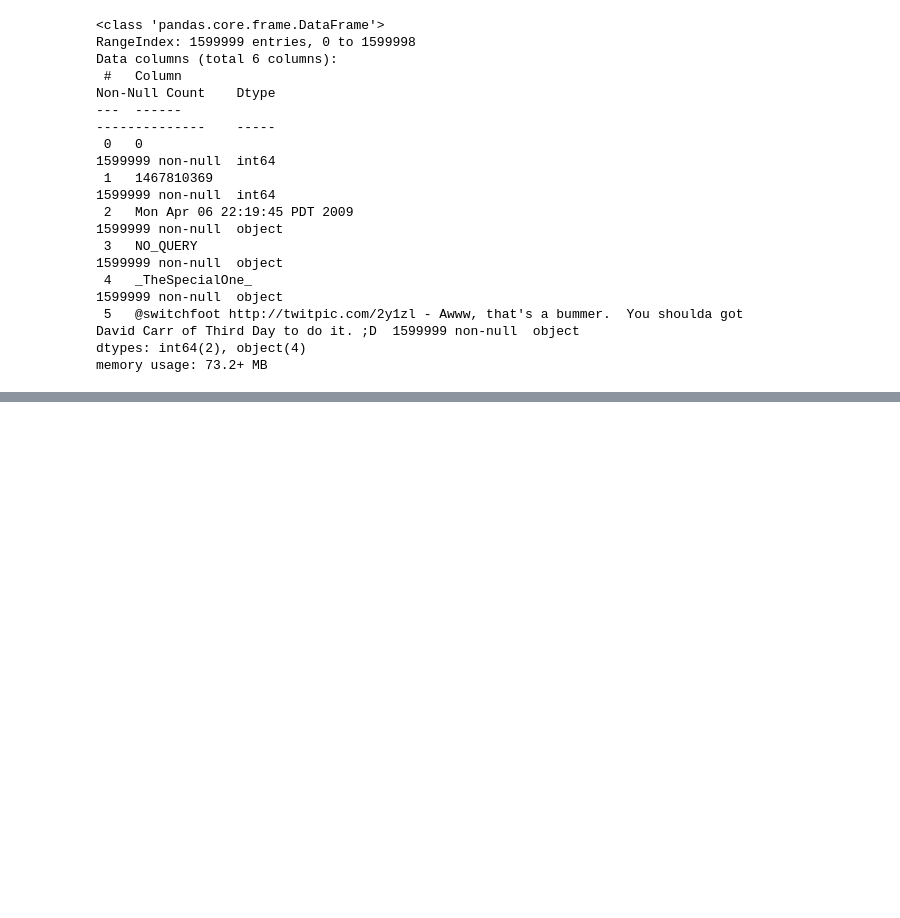
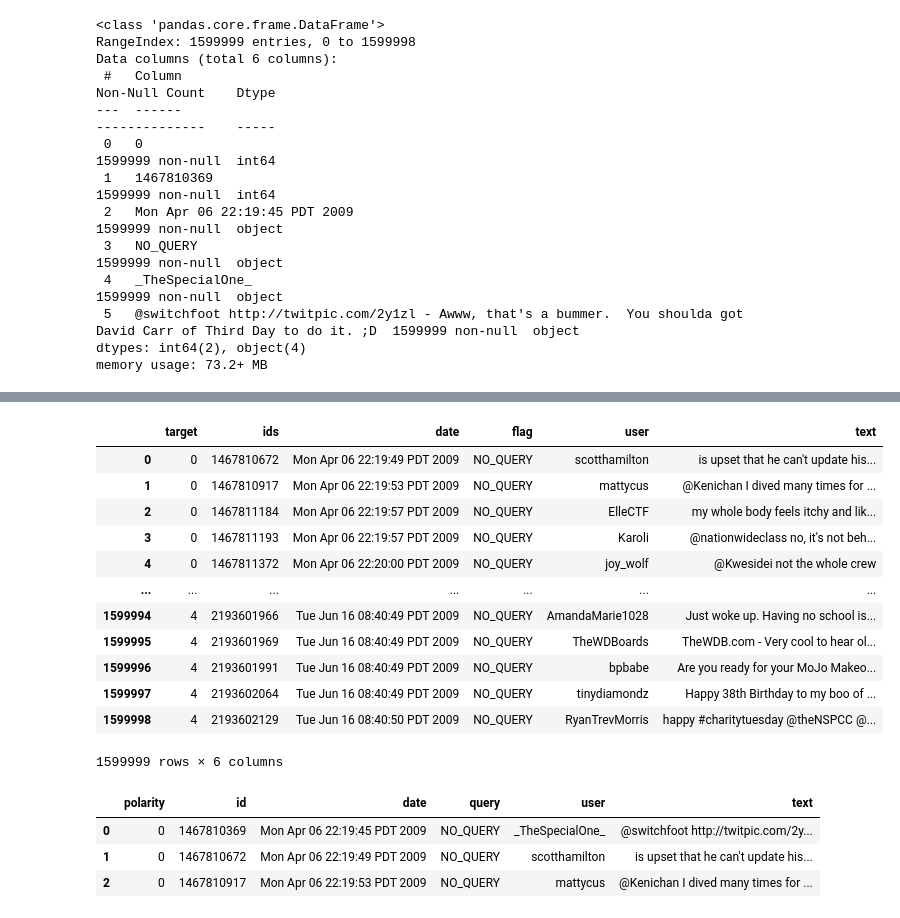
Before and after one commit to qreynas/sentiment_analysis, a Jupyter notebook: 01_Sentiment_Analysis_BCXP.ipynb, the cells around one changed output, grey strips where cells are left out. Drawn from its saved outputs; the diff is of its cells as text; code cells hidden in the pictures; blank space fills up the shorter version.

```diff
--- a/01_Sentiment_Analysis_BCXP.ipynb
+++ b/01_Sentiment_Analysis_BCXP.ipynb
@@ -45,0 +69,29 @@ memory usage: 73.2+ MB
+# %%
+df.columns = ['target', 'ids', 'date', 'flag', 'user', 'text']
+df
+# %% [output]
+|  | target | ids | date | flag | user | text |
+| 0 | 0 | 1467810672 | Mon Apr 06 22:19:49 PDT 2009 | NO_QUERY | scotthamilton | is upset that he can't update his... |
+| 1 | 0 | 1467810917 | Mon Apr 06 22:19:53 PDT 2009 | NO_QUERY | mattycus | @Kenichan I dived many times for ... |
+| 2 | 0 | 1467811184 | Mon Apr 06 22:19:57 PDT 2009 | NO_QUERY | ElleCTF | my whole body feels itchy and lik... |
+| 3 | 0 | 1467811193 | Mon Apr 06 22:19:57 PDT 2009 | NO_QUERY | Karoli | @nationwideclass no, it's not beh... |
+| 4 | 0 | 1467811372 | Mon Apr 06 22:20:00 PDT 2009 | NO_QUERY | joy_wolf | @Kwesidei not the whole crew |
+| ... | ... | ... | ... | ... | ... | ... |
+| 1599994 | 4 | 2193601966 | Tue Jun 16 08:40:49 PDT 2009 | NO_QUERY | AmandaMarie1028 | Just woke up. Having no school is... |
+| 1599995 | 4 | 2193601969 | Tue Jun 16 08:40:49 PDT 2009 | NO_QUERY | TheWDBoards | TheWDB.com - Very cool to hear ol... |
+| 1599996 | 4 | 2193601991 | Tue Jun 16 08:40:49 PDT 2009 | NO_QUERY | bpbabe | Are you ready for your MoJo Makeo... |
+| 1599997 | 4 | 2193602064 | Tue Jun 16 08:40:49 PDT 2009 | NO_QUERY | tinydiamondz | Happy 38th Birthday to my boo of ... |
+| 1599998 | 4 | 2193602129 | Tue Jun 16 08:40:50 PDT 2009 | NO_QUERY | RyanTrevMorris | happy #charitytuesday @theNSPCC @... |
+1599999 rows × 6 columns
+# %%
+#También puede renombrar las columnas de la siguiente forma en el mismo getdata
+#import pandas as pd
+
+df = pd.read_csv('/content/drive/MyDrive/2025/02 BCXP ML/01 Análisis de sentimientos/training_1600000_processed_noemoticon.csv', encoding='latin-1',
+                names=['polarity', 'id', 'date', 'query', 'user', 'text'])
+df.head(3)
+# %% [output]
+|  | polarity | id | date | query | user | text |
+| 0 | 0 | 1467810369 | Mon Apr 06 22:19:45 PDT 2009 | NO_QUERY | _TheSpecialOne_ | @switchfoot http://twitpic.com/2y... |
+| 1 | 0 | 1467810672 | Mon Apr 06 22:19:49 PDT 2009 | NO_QUERY | scotthamilton | is upset that he can't update his... |
+| 2 | 0 | 1467810917 | Mon Apr 06 22:19:53 PDT 2009 | NO_QUERY | mattycus | @Kenichan I dived many times for ... |
```
Also changed, not shown: parts of 4 cells of this notebook.
